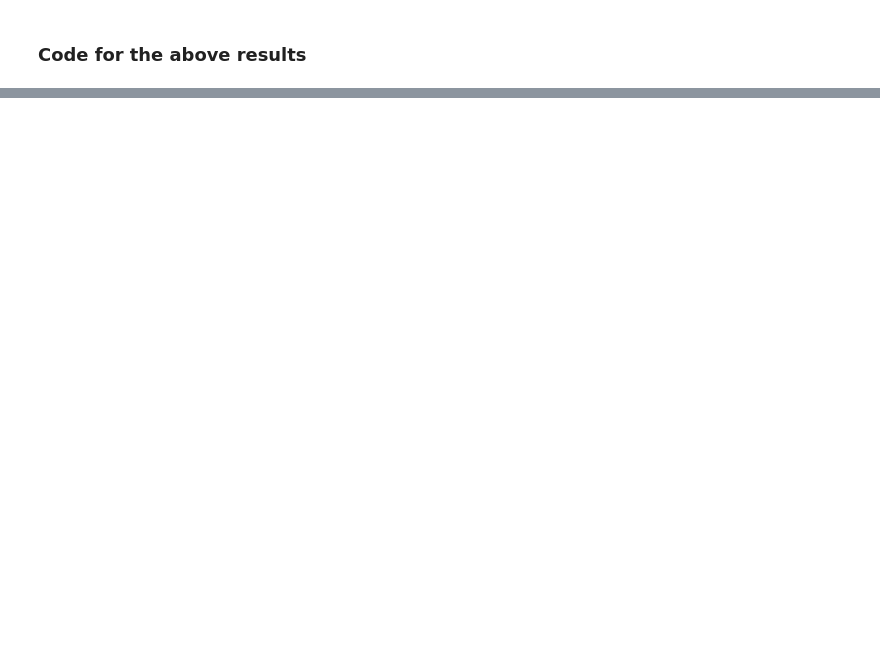
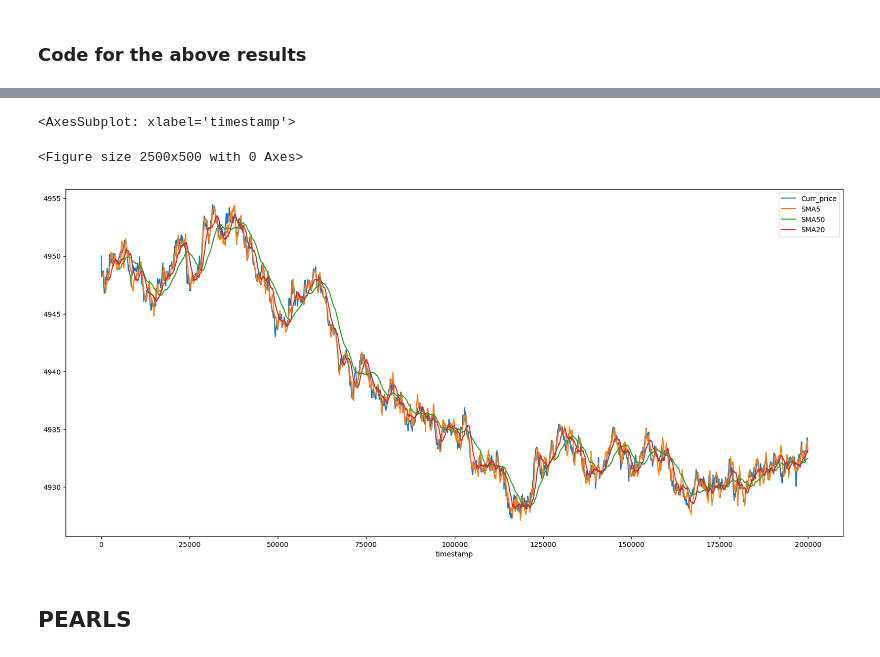
Before and after one commit to IMC-Croissant/AlgoTrading, a Jupyter notebook: Coding/notebooks/Prosperity_Current_price.ipynb, the cells around one changed output, grey strips where cells are left out. Cells and saved outputs as stored; diff of their text form; code cells hidden in the pictures; blank space fills up the shorter version.

```diff
--- a/Coding/notebooks/Prosperity_Current_price.ipynb
+++ b/Coding/notebooks/Prosperity_Current_price.ipynb
@@ -193,0 +320,9 @@ class Trader:
+# %%
+plt.figure(figsize=(25, 5))
+df_bananas_new[[ "Curr_price","SMA5", "SMA50", "SMA20"] ].plot(figsize=(20, 9))
+# %% [output]
+<AxesSubplot: xlabel='timestamp'>
+<Figure size 2500x500 with 0 Axes>
+[figure, added]
+# %% [markdown]
+## PEARLS
```
Also changed, not shown: parts of 24 cells of this notebook.
